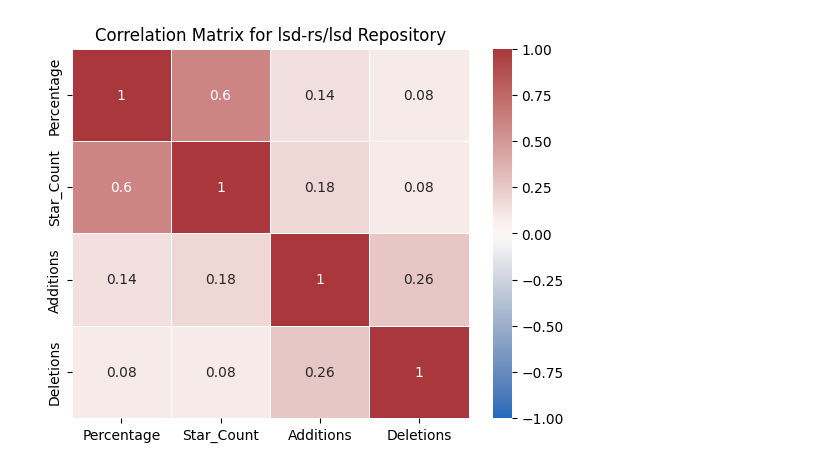
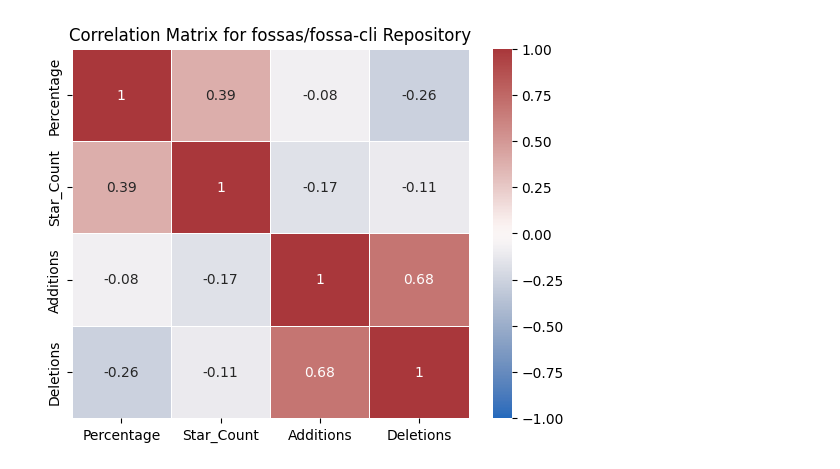
Before and after one commit to rajkunamaneni/Code-Coverage-Trends, a Jupyter notebook: src/AutoTesting.ipynb, the cells around one changed output. Cells and saved outputs as stored; diff of their text form; code cells hidden in the pictures.

Commit message:
Graph Script in AutoTesting

```diff
--- a/src/AutoTesting.ipynb
+++ b/src/AutoTesting.ipynb
@@ -209,17 +243,18 @@ print("CSV file updated successfully!")
 # %%
 # Read the CSV file into a DataFrame
 df = pd.read_csv("../data/AddOrRemoveReport.csv")
 
-repo = "lsd-rs/lsd"
+username  = "fossas"
+repo = "fossa-cli"
 
-# Filter the DataFrame for the repository "grafana"
-grafana_df = df[df["Username"] == "lsd-rs"]
+# Filter the DataFrame for the repository
+grafana_df = df[df["Username"] == username]
 
 # Select only the required columns for correlation
 selected_columns = ["Percentage", "Star_Count", "Additions", "Deletions",]
 selected_df = grafana_df[selected_columns]
 sns.heatmap(selected_df.corr().round(2), annot=True, cmap="vlag", linewidths=0.5, vmin=-1, vmax=1, center=0)
-plt.title(f"Correlation Matrix for {repo} Repository")
+plt.title(f"Correlation Matrix for {username}/{repo} Repository")
 plt.show()
 # %% [output]
-[figure, old version]
+[figure, new version]
```
Also changed, not shown: parts of 3 cells of this notebook, 5 other files.
